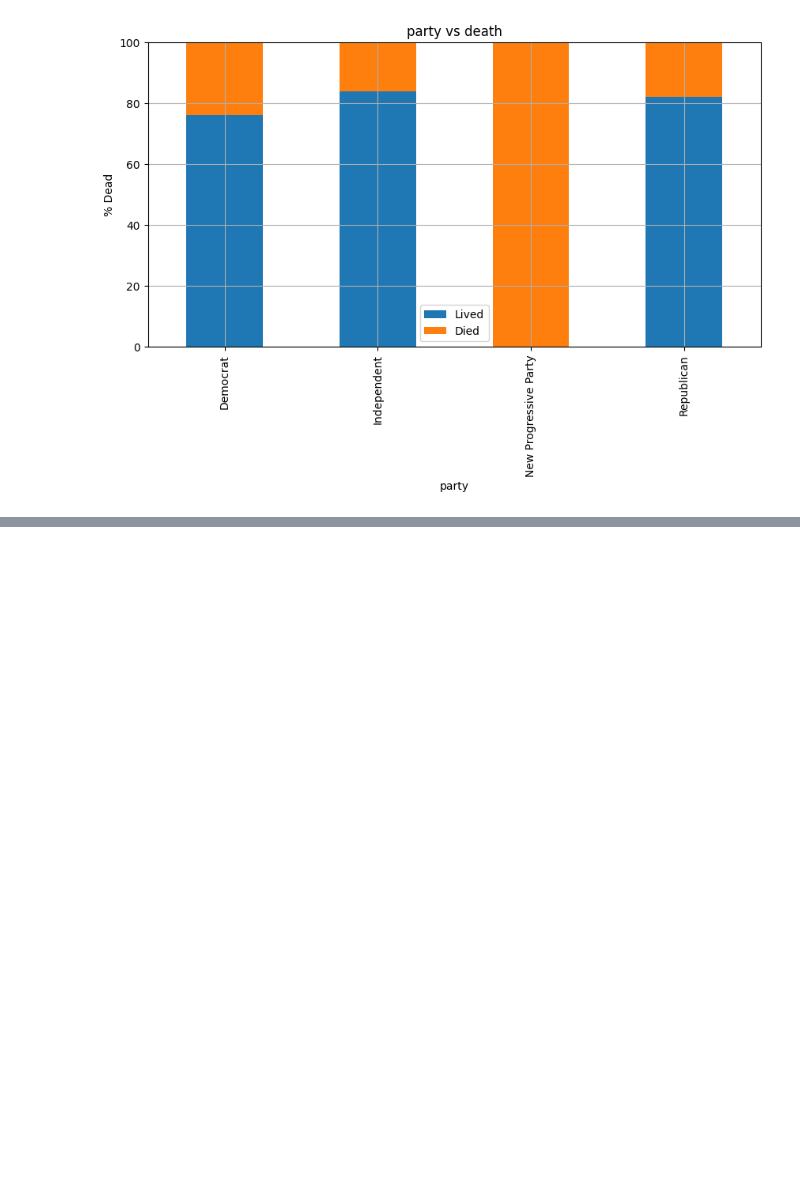
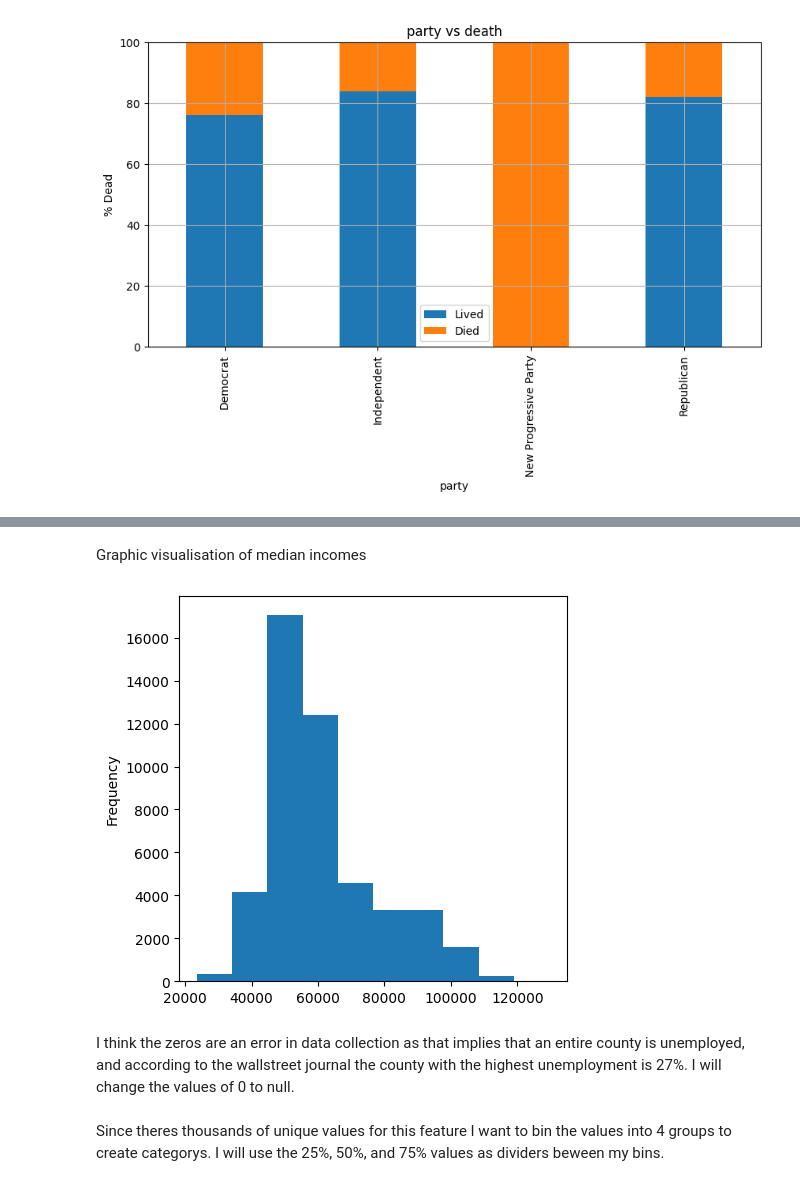
Before and after one commit to Southwick-Adam/CovidDataAnalysis, a Jupyter notebook: 2023-Homework1-Notebook.ipynb, the cells around one changed output, grey strips where cells are left out. Saved outputs shown, nothing was run; the diff lists cells and outputs as text; code cells hidden in the pictures; blank space fills up the shorter version.

```diff
--- a/2023-Homework1-Notebook.ipynb
+++ b/2023-Homework1-Notebook.ipynb
@@ -1205,0 +1232,3 @@ Index: []
+# %%
+county = pd.read_csv('county_info.csv', keep_default_na=True, delimiter=',', skipinitialspace=True)
+county.info()
@@ -1205,0 +1246,22 @@ Index: []
+# %%
+#Create new column for party
+df['median_household_income'] = 0.0
+# %%
+#make a new dictionary that matches state with leadership party
+county_income_mapping = dict(zip(county['fips'], county['median_household_income_2017']))
+#Iterate hrough all rows and match their fips code to the avg household income of the fips code in county.csv
+for index, row in df.iterrows():
+    county_fips = row['county_fips_code']
+    # Check if the fips_code is in the dict
+    if county_fips in county_income_mapping:
+        # Set the income value based on the dict
+        df.at[index, 'median_household_income'] = county_income_mapping[county_fips]
+# %% [markdown]
+Graphic visualisation of median incomes
+# %%
+df['median_household_income'].plot(kind='hist', figsize=(5,5))
+plt.show()
+# %% [output]
+[figure, added]
+# %% [markdown]
+I think the zeros are an error in data collection as that implies that an entire county is unemployed, and according to the wallstreet journal the county with the highest unemployment is 27%. I will change the values of 0 to null.
@@ -1205,0 +1272,2 @@ Index: []
+# %% [markdown]
+Since theres thousands of unique values for this feature I want to bin the values into 4 groups to create categorys. I will use the 25%, 50%, and 75% values as dividers beween my bins.
```
Also changed, not shown: parts of 34 cells of this notebook, 2 other files.
